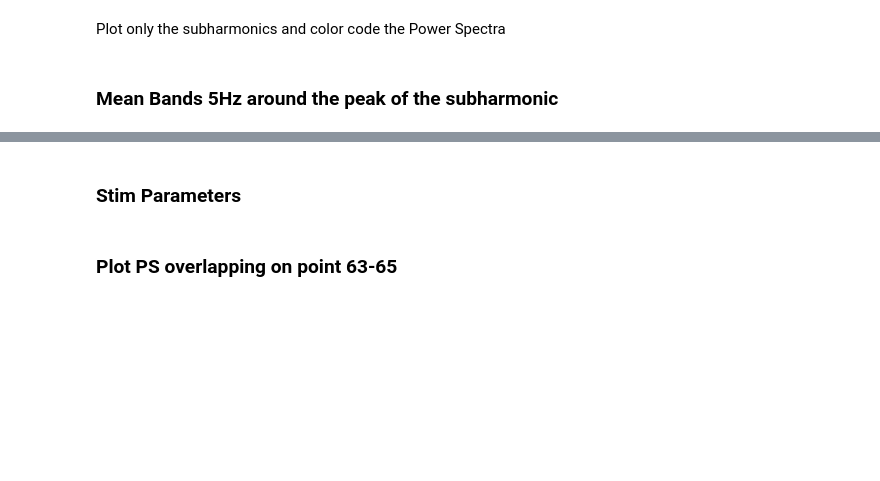
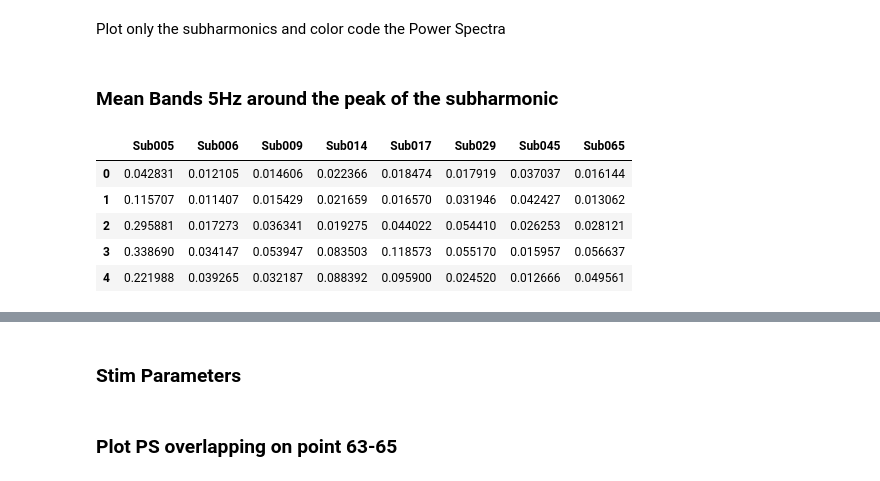
Before and after one commit to BarbaraMath/FinelyTunedGamma, a Jupyter notebook: EntrainmentSubCoh.ipynb, the cells around one changed output, grey strips where cells are left out. Cells and saved outputs as stored; diff of their text form; code cells hidden in the pictures; blank space fills up the shorter version.

```diff
--- a/EntrainmentSubCoh.ipynb
+++ b/EntrainmentSubCoh.ipynb
@@ -581,22 +583,29 @@ dpi = 200)
 # %%
 all_subh = pd.read_excel(os.path.join(
     project_path,
     'data',
     'power_spectra',
     'SubhPeaks_MeanBand.xlsx'
 ))
 
-all_cond3 = pd.read_json(os.path.join(
+'''all_cond3 = pd.read_json(os.path.join(
     project_path,
     'results',
     'accelerometer',
     'inspections',
     'all_features_cond3.json'
-))
+))'''
 
 all_spontan = pd.read_excel(os.path.join(
     project_path,
     'data', 'power_spectra',
     'SpontanPeaks_MeanBand.xlsx'
 ))
 all_spontan
+# %% [output]
+|  | Sub005 | Sub006 | Sub009 | Sub014 | Sub017 | Sub029 | Sub045 | Sub065 |
+| 0 | 0.042831 | 0.012105 | 0.014606 | 0.022366 | 0.018474 | 0.017919 | 0.037037 | 0.016144 |
+| 1 | 0.115707 | 0.011407 | 0.015429 | 0.021659 | 0.016570 | 0.031946 | 0.042427 | 0.013062 |
+| 2 | 0.295881 | 0.017273 | 0.036341 | 0.019275 | 0.044022 | 0.054410 | 0.026253 | 0.028121 |
+| 3 | 0.338690 | 0.034147 | 0.053947 | 0.083503 | 0.118573 | 0.055170 | 0.015957 | 0.056637 |
+| 4 | 0.221988 | 0.039265 | 0.032187 | 0.088392 | 0.095900 | 0.024520 | 0.012666 | 0.049561 |
```
Also changed, not shown: parts of 7 cells of this notebook.
